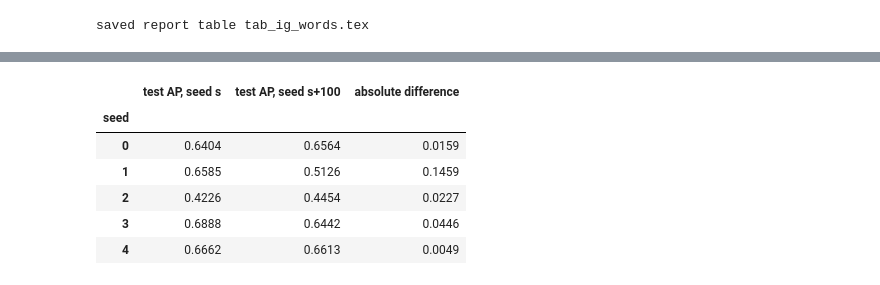
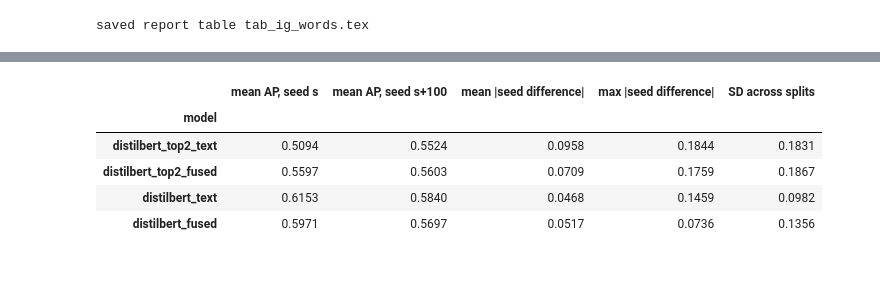
Before and after one commit to BanAnA9205/fake-job-detection-p4ai, a Jupyter notebook: code/notebooks/03_deep_learning.ipynb, the cells around one changed output, grey strips where cells are left out. Cells and saved outputs as stored; diff of their text form; code cells hidden in the pictures.

Commit message:
Second optimization seed for all four fine-tuned models; report only seed-robust neural findings

```diff
--- a/code/notebooks/03_deep_learning.ipynb
+++ b/code/notebooks/03_deep_learning.ipynb
@@ -1040,39 +1041,64 @@ the two seeds on the same split is then compared with the spread across splits.
 # %%
-RESEED_OUT = Path("outputs/finetuned_reseed")
 RESEED_OFFSET = 100
+RESEED_OUT = {"top2": Path("outputs/distilbert_top2_reseed"), "full": Path("outputs/finetuned_reseed")}
 
 if ON_GPU_SERVER and RUN_TRAINING:
-    for seed in SEEDS:
-        run_experiment("full", "text", seed, optimization_seed=seed + RESEED_OFFSET, out_dir=RESEED_OUT)
+    for strategy in ACTIVE_EXPERIMENTS:
+        for seed in SEEDS:
+            for arm in ARMS:
+                run_experiment(strategy, arm, seed, optimization_seed=seed + RESEED_OFFSET,
+                               out_dir=RESEED_OUT[strategy])
 
-reseed = rh.verify_results({RESEED_OUT: ("distilbert_text",)}, y, split_cache, dh.data_fingerprint(dfe))
-original = rh.load_results(EXPERIMENTS["full"]["out"])
-original = original[original["model"] == "distilbert_text"].set_index("seed")
-reseed = reseed.set_index("seed")
-pairs = pd.DataFrame({
-    "test AP, seed s": original["test_pr_auc"],
-    "test AP, seed s+100": reseed["test_pr_auc"],
-})
-pairs["absolute difference"] = (pairs.iloc[:, 0] - pairs.iloc[:, 1]).abs()
-display(pairs.round(4))
-split_sd = pairs.iloc[:, :2].mean(axis=1).std(ddof=1)
-print(f"mean |difference| between optimization seeds on the same split: {pairs['absolute difference'].mean():.4f}")
-print(f"SD across splits of the two-seed mean test AP: {split_sd:.4f}")
-print(f"mean test AP over both seeds: {pairs.iloc[:, :2].to_numpy().mean():.4f}")
+first, second = {}, {}
+for strategy in ACTIVE_EXPERIMENTS:
+    names = tuple(EXPERIMENTS[strategy]["names"].values())
+    verified = rh.verify_results({RESEED_OUT[strategy]: names}, y, split_cache, dh.data_fingerprint(dfe))
+    original = rh.load_results(EXPERIMENTS[strategy]["out"])
+    for name in names:
+        first[name] = original[original["model"] == name].set_index("seed")["test_pr_auc"]
+        second[name] = verified[verified["model"] == name].set_index("seed")["test_pr_auc"]
 
-# Do the paired conclusions survive the second optimization seed?
-others = rh.load_results("outputs/classical", EXPERIMENTS["top2"]["out"]).pivot(
-    index="seed", columns="model", values="test_pr_auc")
-for label, full_ap in (("seed s", pairs.iloc[:, 0]), ("seed s+100", pairs.iloc[:, 1])):
-    lr_wins = int((others["logreg"] > full_ap).sum())
-    adaptation = full_ap - others["distilbert_top2_text"]
-    print(f"full text with {label}: structured LR higher on {lr_wins}/5 splits; "
-          f"full minus top2 text {adaptation.mean():+.4f}, positive {int((adaptation > 0).sum())}/5")
+seed_rows = []
+for name in first:
+    difference = (first[name] - second[name]).abs()
+    two_seed_mean = (first[name] + second[name]) / 2
+    seed_rows.append({"model": name, "mean AP, seed s": first[name].mean(),
+                      "mean AP, seed s+100": second[name].mean(),
+                      "mean |seed difference|": difference.mean(), "max |seed difference|": difference.max(),
+                      "SD across splits": two_seed_mean.std(ddof=1)})
+seed_table = pd.DataFrame(seed_rows).set_index("model")
+display(seed_table.round(4))
+
+# Every paired neural conclusion, recomputed with each optimization seed.
+logreg = rh.load_results("outputs/classical")
+logreg = logreg[logreg["model"] == "logreg"].set_index("seed")["test_pr_auc"]
+contrasts = (
+    ("structured LR − full text", lambda ap: logreg - ap["distilbert_text"]),
+    ("structured LR − full fused", lambda ap: logreg - ap["distilbert_fused"]),
+    ("full − top2, text", lambda ap: ap["distilbert_text"] - ap["distilbert_top2_text"]),
+    ("full − top2, fused", lambda ap: ap["distilbert_fused"] - ap["distilbert_top2_fused"]),
+    ("fused − text, top2", lambda ap: ap["distilbert_top2_fused"] - ap["distilbert_top2_text"]),
+    ("fused − text, full", lambda ap: ap["distilbert_fused"] - ap["distilbert_text"]),
+)
+contrast_rows = []
+for label, contrast in contrasts:
+    row = {"contrast": label}
+    for seed_label, ap in (("seed s", first), ("seed s+100", second)):
+        delta = contrast(ap)
+        row[f"mean Δ test AP, {seed_label}"] = delta.mean()
+        row[f"positive, {seed_label}"] = f"{int((delta > 0).sum())}/5"
+    contrast_rows.append(row)
+contrast_table = pd.DataFrame(contrast_rows).set_index("contrast")
+display(contrast_table.round(4))
+
+rp.write_table_rows("tab_reseed.tex", [
+    (rp.tex(label), f"{row.iloc[0]:+.3f}", row.iloc[1], f"{row.iloc[2]:+.3f}", row.iloc[3])
+    for label, row in contrast_table.iterrows()
+])
 # %% [output]
-|  | test AP, seed s | test AP, seed s+100 | absolute difference |
-| seed |  |  |  |
-| 0 | 0.6404 | 0.6564 | 0.0159 |
-| 1 | 0.6585 | 0.5126 | 0.1459 |
-| 2 | 0.4226 | 0.4454 | 0.0227 |
-| 3 | 0.6888 | 0.6442 | 0.0446 |
-| 4 | 0.6662 | 0.6613 | 0.0049 |
+|  | mean AP, seed s | mean AP, seed s+100 | mean |seed difference| | max |seed difference| | SD across splits |
+| model |  |  |  |  |  |
+| distilbert_top2_text | 0.5094 | 0.5524 | 0.0958 | 0.1844 | 0.1831 |
+| distilbert_top2_fused | 0.5597 | 0.5603 | 0.0709 | 0.1759 | 0.1867 |
+| distilbert_text | 0.6153 | 0.5840 | 0.0468 | 0.1459 | 0.0982 |
+| distilbert_fused | 0.5971 | 0.5697 | 0.0517 | 0.0736 | 0.1356 |
```
Also changed, not shown: parts of 3 cells of this notebook, 8 other files.
